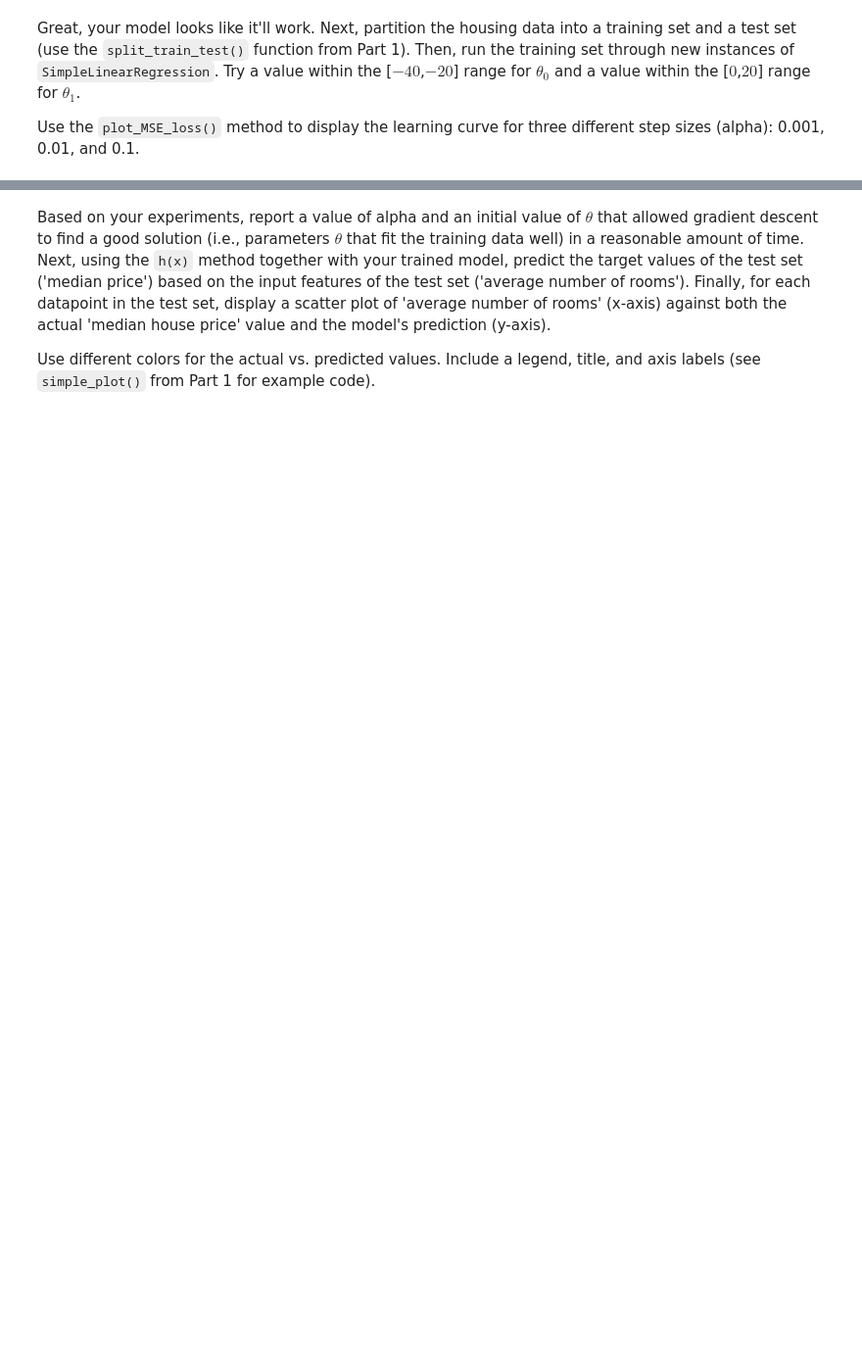
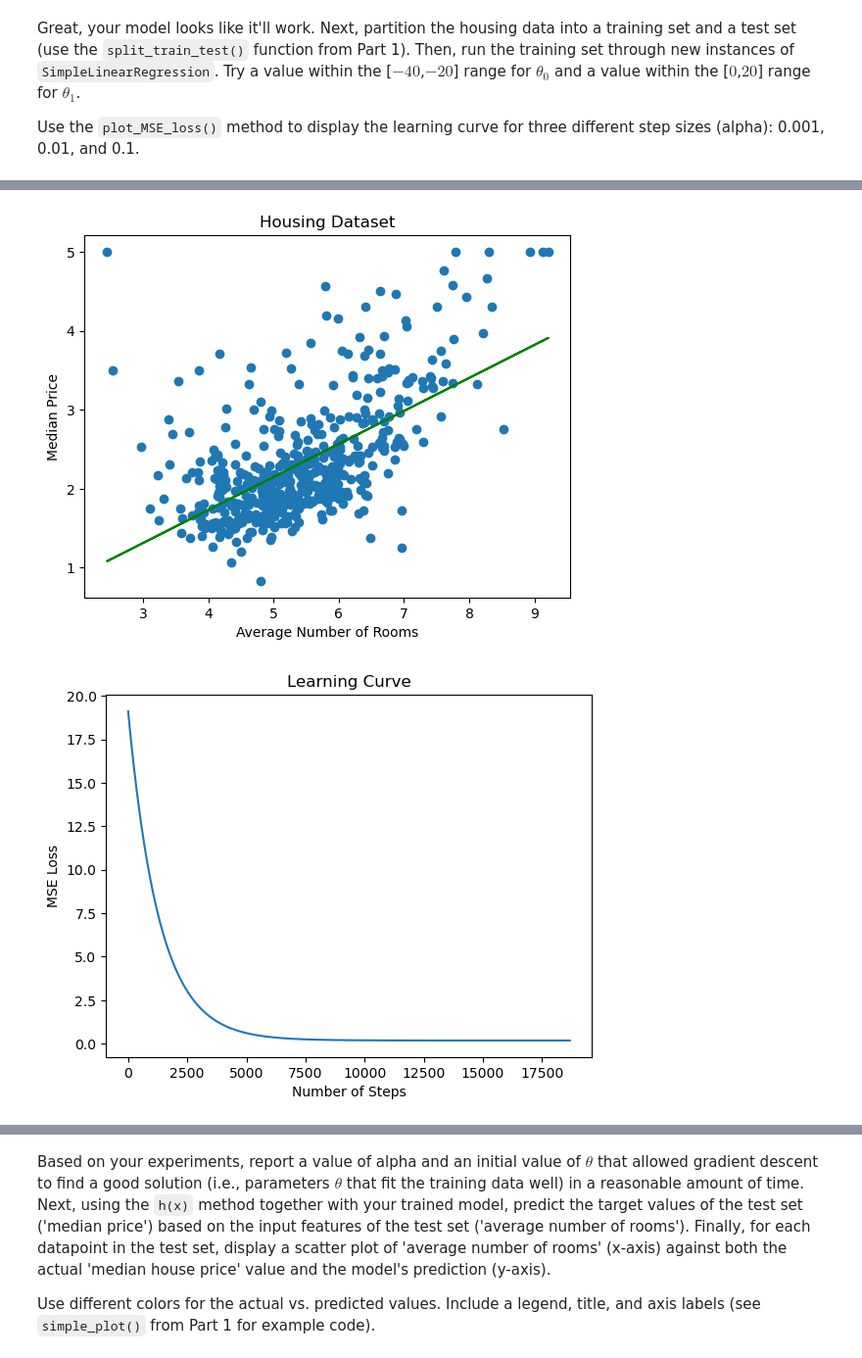
Before and after one commit to JayLi1209/cs4262-5262-2024S, a Jupyter notebook: Assignment1/Assignment1-Regression_2024S.ipynb, the cells around one changed output, grey strips where cells are left out. Shown: that part at 98% size. Cells and saved outputs as stored; diff of their text form; code cells hidden in the pictures; blank space fills up the shorter version.

```diff
--- a/Assignment1/Assignment1-Regression_2024S.ipynb
+++ b/Assignment1/Assignment1-Regression_2024S.ipynb
@@ -183,0 +249,11 @@ alpha3 = 0.1
+# %%
+alpha2 = 0.01
+#TODO
+theta = np.array([-31.0, 6.0])
+linear_model = SimpleLinearRegressionModel(train_x, train_y, theta, alpha2)
+losses = linear_model.run_gradient_descent()
+linear_model.plot_current_model()
+model.plot_MSE_loss(losses)
+# %% [output]
+[figure, added]
+[figure, added]
```
Also changed, not shown: parts of 44 cells of this notebook.
